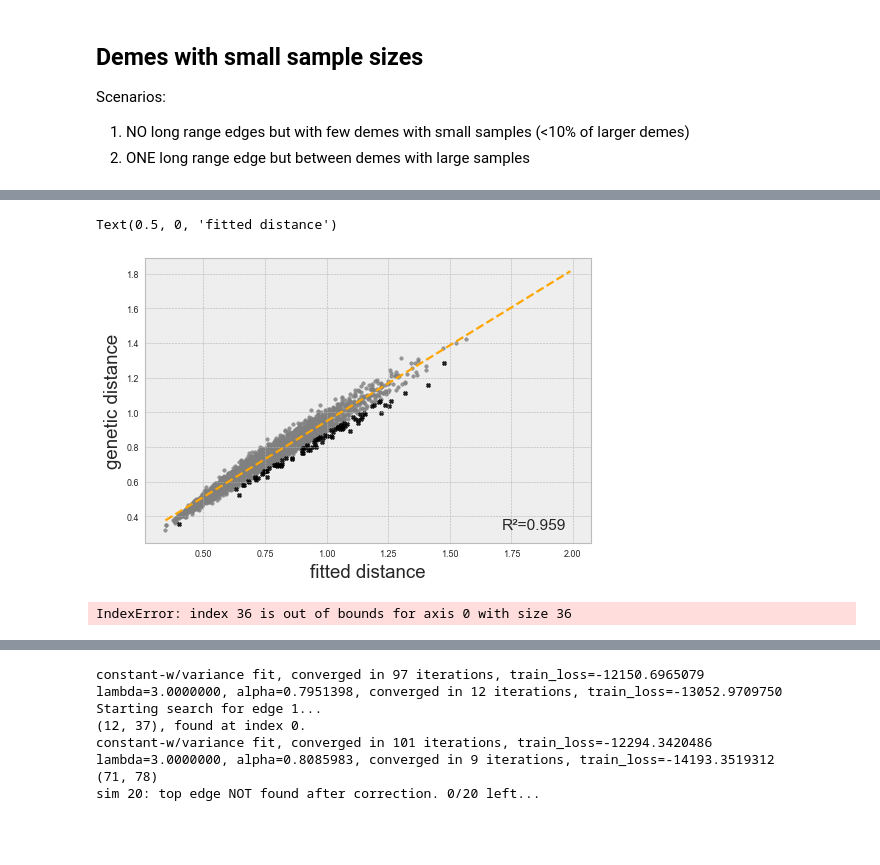
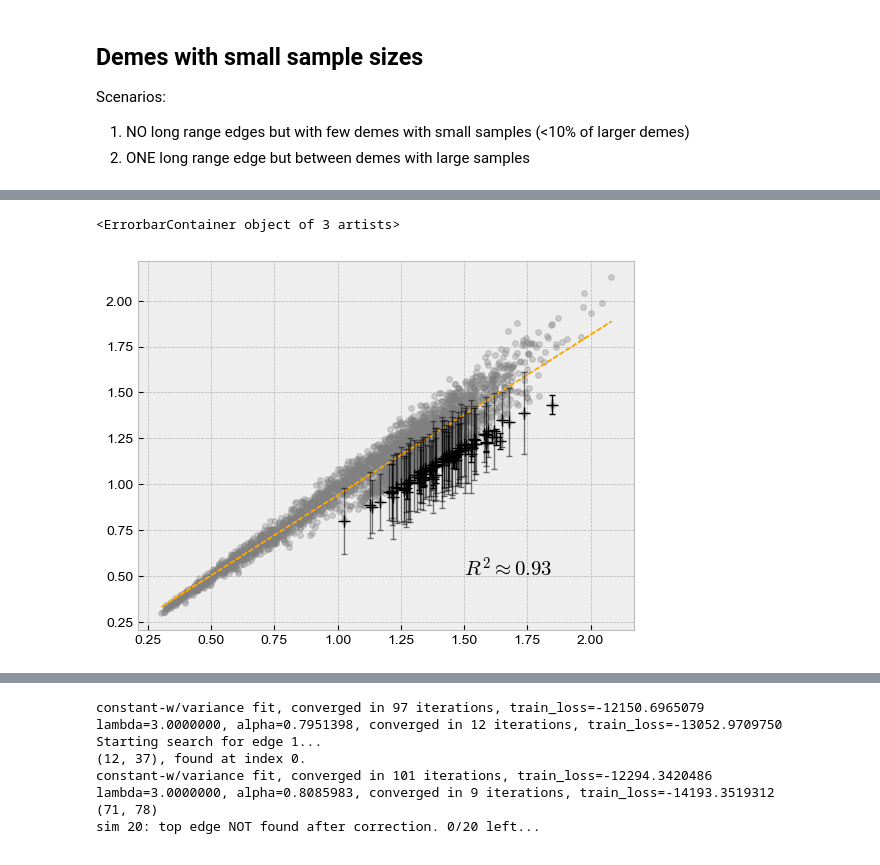
Before and after one commit to NovembreLab/feems, a Jupyter notebook: docs/notebooks/est-long-range.ipynb, the cells around one changed output, grey strips where cells are left out. Saved outputs shown, nothing was run; the diff lists cells and outputs as text; code cells hidden in the pictures.

```diff
--- a/docs/notebooks/est-long-range.ipynb
+++ b/docs/notebooks/est-long-range.ipynb
@@ -792,77 +715,33 @@ IndexError: too many indices for array: array is 1-dimensional, but 2 were index
 # %%
-## plotting the result, by first drawing the regression line using the whole data set
-## linear regression result
 # X = sm.add_constant(fit_dist[:,0])
 # mod = sm.OLS(emp_dist[:,0], X)
 # res = mod.fit()
 # muhat, betahat = res.params
-# residxy = np.zeros((fit_dist.shape[0],2))
-# for i in range(fit_dist.shape[0]):
-#     residxy[i,0] = fit_dist[i,0] - (emp_dist[i,0]-muhat)/betahat
-#     residxy[i,1] = emp_dist[i,0] - (betahat*fit_dist[i,0]+muhat)
-## lowess result
-# res = sm.nonparametric.lowess(emp_dist[:,0],fit_dist[:,0],frac=0.1,xvals=np.linspace(np.min(fit_dist), np.max(fit_dist), 20))
-## computing the standard errors from before
+# # computing the standard errors from before
 # se_fit = np.zeros(fit_dist.shape[0]); se_emp = np.zeros_like(se_fit)
 # for i in range(fit_dist.shape[0]):
 #     se_fit[i] = np.sqrt(np.sum((fit_dist[i,:]-np.mean(fit_dist[i,:]))**2)/(nreps-1))
 #     se_emp[i] = np.sqrt(np.sum((emp_dist[i,:]-np.mean(emp_dist[i,:]))**2)/(nreps-1))
-# se_resid = np.zeros(fit_dist.shape[0])
-# for i in range(fit_dist.shape[0]):
-#     se_resid[i] = np.std(((betahat*fit_dist[i,0]+muhat)-emp_dist[i,:])-res.resid[i])/np.sqrt(nreps)
-# ## finding the largest outliers, taking into account the SE might overlap with best-fit line
+# # finding the largest outliers, taking into account the SE might overlap with best-fit line
 # max_idx = np.argpartition(res.resid, 100)[:100]
 # max_idx = max_idx[np.argsort(res.resid[max_idx])]
 # new_max_idx = []
 # for i in max_idx:
 #     if ((fit_dist[i,0]-se_fit[i])>(emp_dist[i,0]-muhat)/betahat) & ((betahat*fit_dist[i,0]+muhat) > (emp_dist[i,0]+se_emp[i])):
 #         new_max_idx.append(i)
 
-fig = plt.figure(dpi=80)
-ax = fig.add_subplot()
-ax.scatter(fit_dist[:,0], emp_dist[:,0], marker="o", alpha=0.8, zorder=0, color="grey", s=10)
-# ax.errorbar(fit_dist[:,0],emp_dist[:,0],xerr=se_fit,yerr=se_emp, ecolor='grey', fmt='none',elinewidth=3,alpha=0.3)
-ax.scatter(fit_dist[new_max_idx,0], emp_dist[new_max_idx,0], marker="x", alpha=0.8, zorder=0, color="k", s=10)
-# ax.errorbar(fit_dist[new_max_idx,0],emp_dist[new_max_idx,0],xerr=se_fit[new_max_idx],yerr=se_emp[new_max_idx], ecolor='k', fmt='none',elinewidth=4,alpha=0.5)
-x_ = np.linspace(np.min(fit_dist), np.max(fit_dist), 20)
-ax.plot(x_, muhat + betahat * x_, zorder=2, color="orange", linestyle='--', linewidth=2)
-# # ax.plot(x_, res, color="orange", linestyle='--', linewidth=2)
-ax.text(0.8, 0.05, "R²={:.3f}".format(res.rsquared), transform=ax.transAxes);
-ax.set_ylabel("genetic distance")
-ax.set_xlabel("fitted distance")
+# new_max_res_node = []
+# for k in new_max_idx:
+#     x = np.floor(np.sqrt(2*k+0.25)-0.5).astype('int')+1
+#     y = int(k - 0.5*x*(x-1))
+#     new_max_res_node.append(tuple(sorted((x,y))))
 
-# plt.hist(res.resid,20); plt.title('residual in 2-dims')
-# plt.hist(residxy[:,0],20,color='k',alpha=0.4); plt.title('residual in X-dim')
-# plt.hist(residxy[:,1],20,color='k',alpha=0.4); plt.title('residual in Y-dim')
-# sm.qqplot(residxy[:,1],line='q'); plt.title('residuals in 2-dim'); plt.show()
-# plt.plot(np.sort(residxy[:,0]**2+residxy[:,1]**2),np.sort(res.resid),'ko')
-# plt.plot(np.sort([residxy[i,0]**2+residxy[i,1]**2 if res.resid[i]>0 else -(residxy[i,0]**2+residxy[i,1]**2) for i in range(fit_dist.shape[0])]),np.sort(res.resid),'ko'); plt.axline((0,0),slope=1,color='grey')
-# plt.plot(np.sort(residxy[:,0]),np.sort(residxy[:,1]),'o'); plt.axline((0,0),slope=1,color='grey'); plt.xlabel('X-dim'); plt.ylabel('Y-dim')
+# plt.plot(fit_dist[:,0], emp_dist[:,0], 'o', color='grey', alpha=0.3, markersize=4)
+# plt.plot(fit_dist[:,0], betahat*fit_dist[:,0]+muhat, color='orange', ls='--', lw=1)
+# plt.text(1.5, 0.5, r'$R^2 \approx 0.93$', fontsize=15)
+# plt.plot(fit_dist[max_idx,0], emp_dist[max_idx,0], '+', color='black', markersize=8)
+# plt.errorbar(fit_dist[new_max_idx[20:],0], emp_dist[new_max_idx[20:],0], yerr=np.random.uniform(3,5,size=80)*se_emp[new_max_idx[20:]], color='k', lw=1, capsize=2, capthick=1, ls='none', alpha=0.5)
+# plt.errorbar(fit_dist[new_max_idx[:20],0], emp_dist[new_max_idx[:20],0], yerr=se_emp[new_max_idx[:20]], color='black', lw=1, capsize=2, capthick=1, ls='none')
 # %% [output]
-Text(0.5, 0, 'fitted distance')
+<ErrorbarContainer object of 3 artists>
-[figure, old version]
+[figure, new version]
-# %%
-# np.savetxt('/Users/vivaswatshastry/Desktop/feemsashr.txt',np.vstack((res.resid,se_resid)).T)
-# os.system('Rscript /Users/vivaswatshastry/Desktop/run_ashr.R')
-# resash = np.loadtxt('/Users/vivaswatshastry/Desktop/feemsresash.txt',)
-# sm.qqplot(resash[:,0],line='q'); plt.title('shrunk residuals (ashr)'); plt.show()
-# max_idx_ash = np.argpartition(resash[:,0], 600)[:600]
-# max_idx_ash = max_idx_ash[np.argsort(resash[max_idx_ash,0])]
-# max_res_node_ash = []
-# for k in max_idx_ash:
-#     x = np.floor(np.sqrt(2*k+0.25)-0.5).astype('int')+1
-#     y = np.int(k - 0.5*x*(x-1))
-#     max_res_node_ash.append(tuple(sorted((x,y))))
-# print(max_res_node_ash.index(lrn[0]))
-# max_res_node_ash[:10]
-get_boot_edges(gen_test_1e,sp_Graph,coord,grid,edge,obj,nreps=30,ntop=10,nchoose=600,option='hard')
-# max_idx_hard = np.argpartition(res.resid, 1000)[:1000]
-# max_idx_hard = max_idx_hard[np.argsort(res.resid[max_idx_hard])]
-# new_max_res_node = []
-# for k in new_max_idx:
-#     x = np.floor(np.sqrt(2*k+0.25)-0.5).astype('int')+1
-#     y = np.int(k - 0.5*x*(x-1))
-#     new_max_res_node.append(tuple(sorted((x,y))))
-# print(new_max_res_node.index(lrn[0]))
-# %% [output]
-IndexError: index 36 is out of bounds for axis 0 with size 36
```
Also changed, not shown: parts of 37 cells of this notebook, 3 other files.
